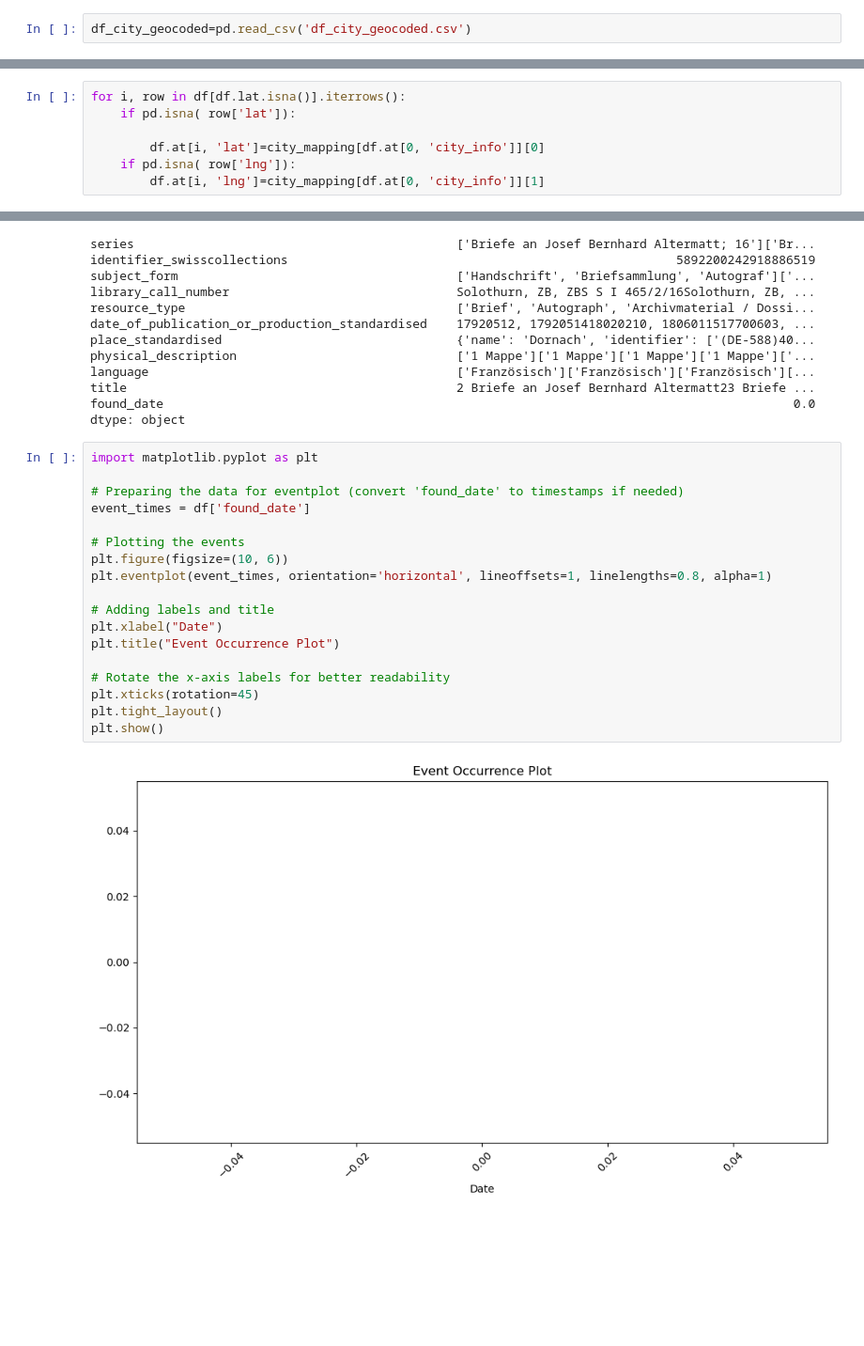
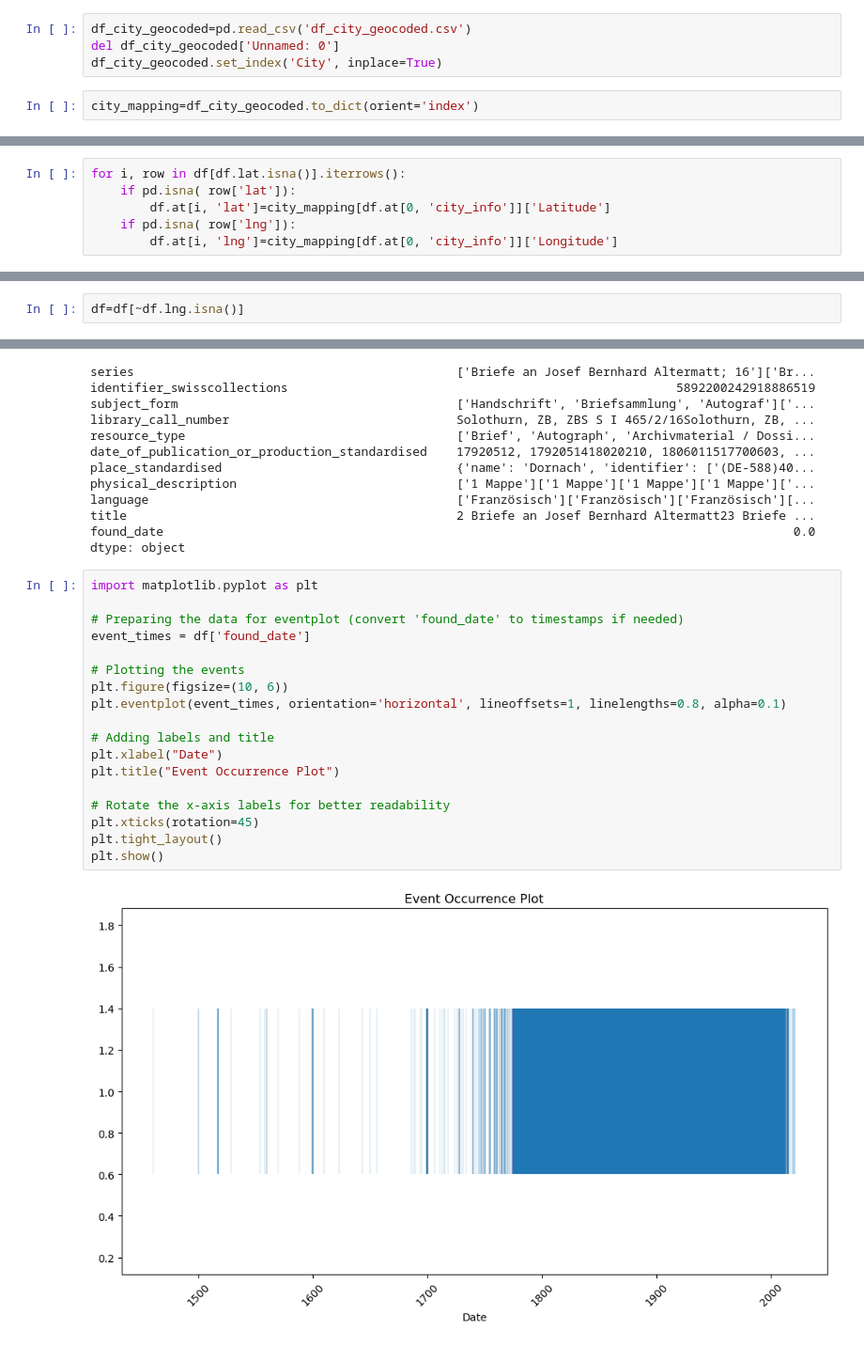
Before and after one commit to YasAsgari/IVDA, a Jupyter notebook: Exploratory Analysis/Exploratory_analysis.ipynb, the cells around one changed output, grey strips where cells are left out. Shown at 94% size. Drawn from its saved outputs; the diff is of its cells as text; blank space fills up the shorter version.

```diff
--- a/Exploratory Analysis/Exploratory_analysis.ipynb
+++ b/Exploratory Analysis/Exploratory_analysis.ipynb
@@ -319,6 +361,10 @@ df_city_geocoded.rename(columns={'index': 'City'}, inplace=True)
 df_city_geocoded.to_csv('df_city_geocoded.csv')
 # %%
 df_city_geocoded=pd.read_csv('df_city_geocoded.csv')
+del df_city_geocoded['Unnamed: 0']
+df_city_geocoded.set_index('City', inplace=True)
+# %%
+city_mapping=df_city_geocoded.to_dict(orient='index')
 # %%
 
 # Apply function to the DataFrame column
@@ -328,7 +374,6 @@ AttributeError: 'Series' object has no attribute 'progress_apply'
 # %%
 for i, row in df[df.lat.isna()].iterrows():
     if pd.isna( row['lat']):
-
-        df.at[i, 'lat']=city_mapping[df.at[0, 'city_info']][0]
+        df.at[i, 'lat']=city_mapping[df.at[0, 'city_info']]['Latitude']
     if pd.isna( row['lng']):
-        df.at[i, 'lng']=city_mapping[df.at[0, 'city_info']][1]
+        df.at[i, 'lng']=city_mapping[df.at[0, 'city_info']]['Longitude']
@@ -336,0 +380,2 @@ NameError: name 'city_mapping' is not defined
+# %%
+df=df[~df.lng.isna()]
@@ -378,20 +425,20 @@ dtype: object
 # %%
 import matplotlib.pyplot as plt
 
 # Preparing the data for eventplot (convert 'found_date' to timestamps if needed)
 event_times = df['found_date']
 
 # Plotting the events
 plt.figure(figsize=(10, 6))
-plt.eventplot(event_times, orientation='horizontal', lineoffsets=1, linelengths=0.8, alpha=1)
+plt.eventplot(event_times, orientation='horizontal', lineoffsets=1, linelengths=0.8, alpha=0.1)
 
 # Adding labels and title
 plt.xlabel("Date")
 plt.title("Event Occurrence Plot")
 
 # Rotate the x-axis labels for better readability
 plt.xticks(rotation=45)
 plt.tight_layout()
 plt.show()
 # %% [output]
-[figure, old version]
+[figure, new version]
```
Also changed, not shown: parts of 12 cells of this notebook.
